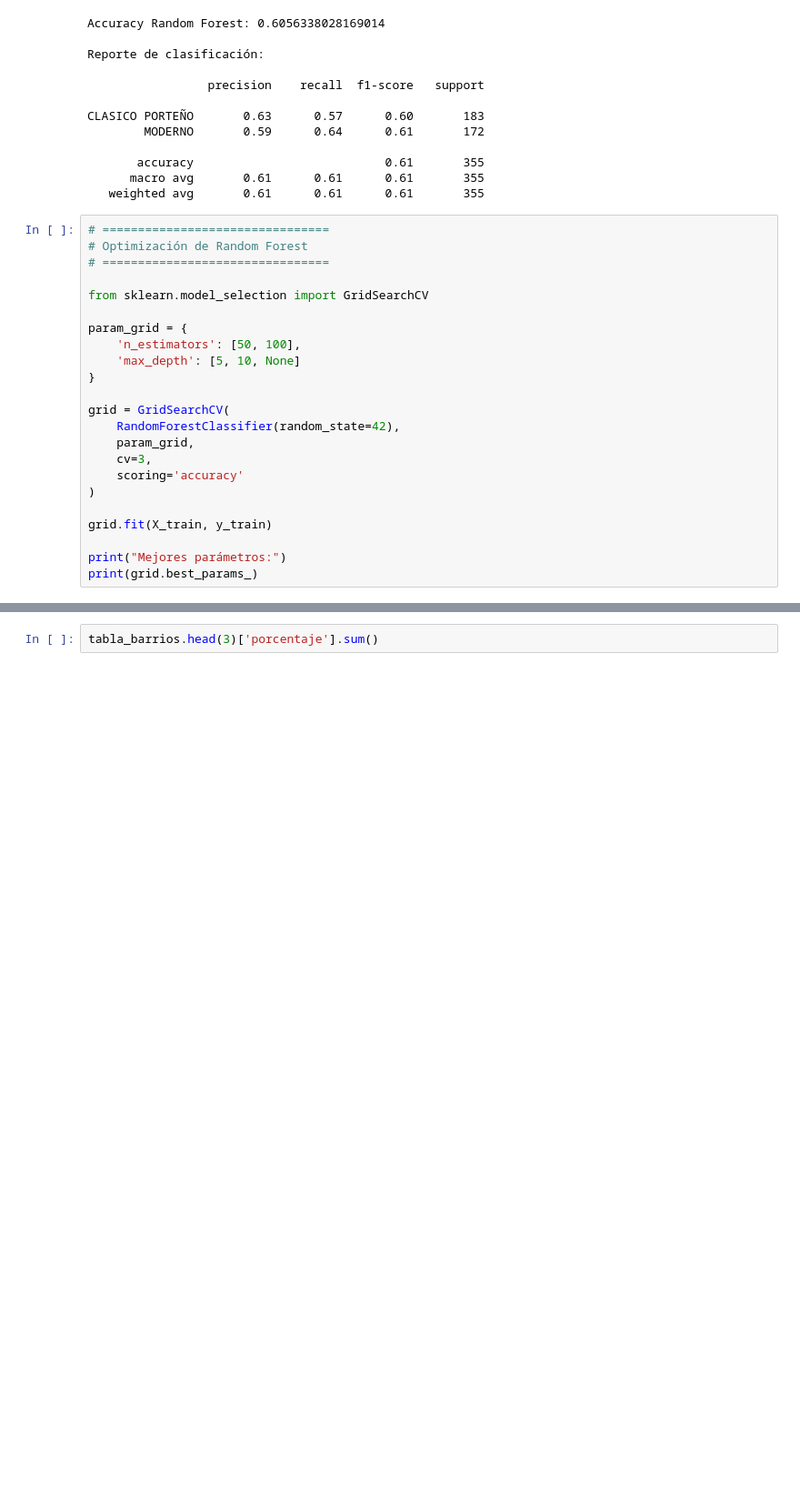
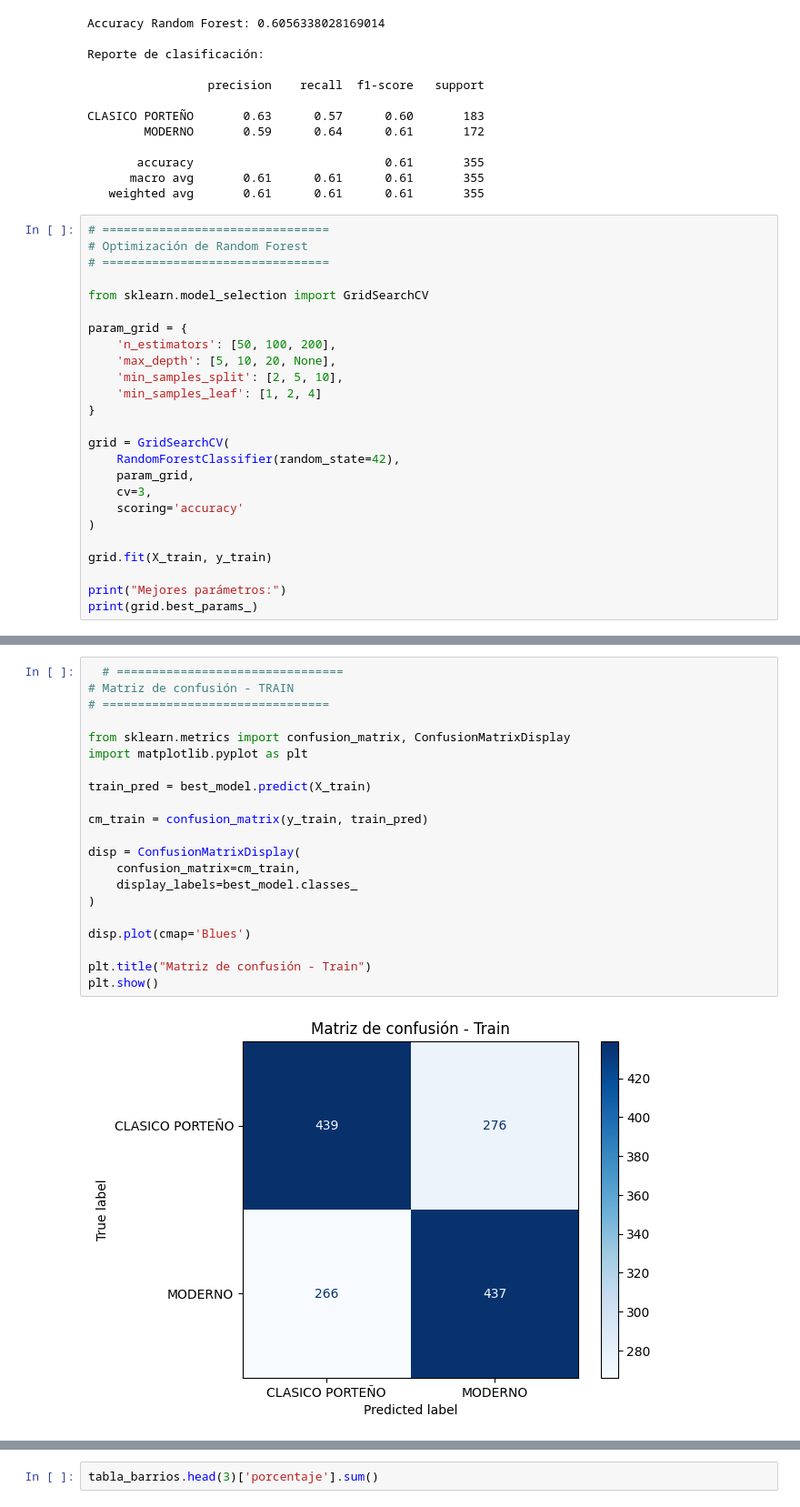
Before and after one commit to RomanCriscione/ProyectoDataScience2, a Jupyter notebook: Proyecto_Data_Science_2.ipynb, the cells around one changed output, grey strips where cells are left out. Shown at 91% size. Drawn from its saved outputs; the diff is of its cells as text; blank space fills up the shorter version.

```diff
--- a/Proyecto_Data_Science_2.ipynb
+++ b/Proyecto_Data_Science_2.ipynb
@@ -212,8 +323,10 @@ CLASICO PORTEÑO       0.63      0.57      0.60       183
 from sklearn.model_selection import GridSearchCV
 
 param_grid = {
-    'n_estimators': [50, 100],
-    'max_depth': [5, 10, None]
+    'n_estimators': [50, 100, 200],
+    'max_depth': [5, 10, 20, None],
+    'min_samples_split': [2, 5, 10],
+    'min_samples_leaf': [1, 2, 4]
 }
 
 grid = GridSearchCV(
@@ -345,0 +368,23 @@ plt.show()
+# %%
+  # ================================
+# Matriz de confusión - TRAIN
+# ================================
+
+from sklearn.metrics import confusion_matrix, ConfusionMatrixDisplay
+import matplotlib.pyplot as plt
+
+train_pred = best_model.predict(X_train)
+
+cm_train = confusion_matrix(y_train, train_pred)
+
+disp = ConfusionMatrixDisplay(
+    confusion_matrix=cm_train,
+    display_labels=best_model.classes_
+)
+
+disp.plot(cmap='Blues')
+
+plt.title("Matriz de confusión - Train")
+plt.show()
+# %% [output]
+[figure, added]
```
Also changed, not shown: parts of 30 cells of this notebook.
